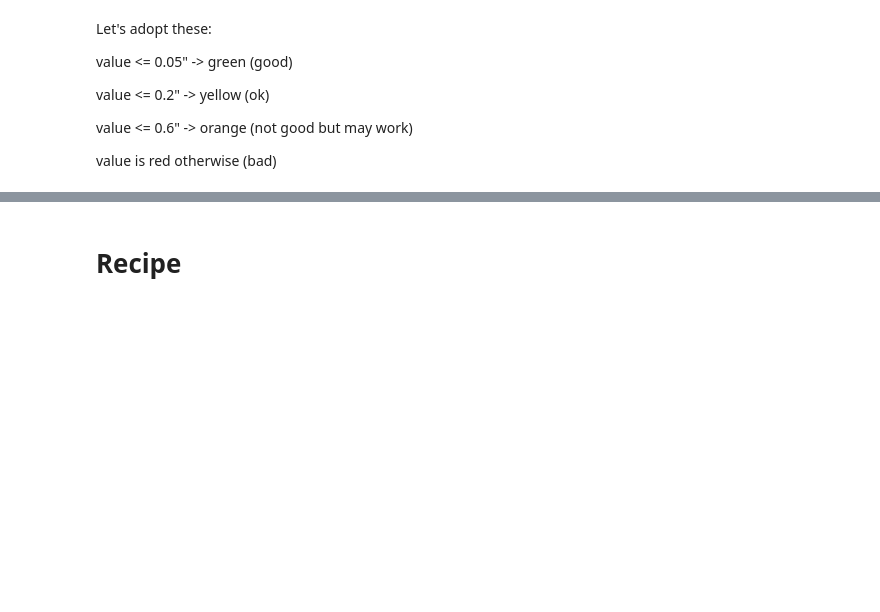
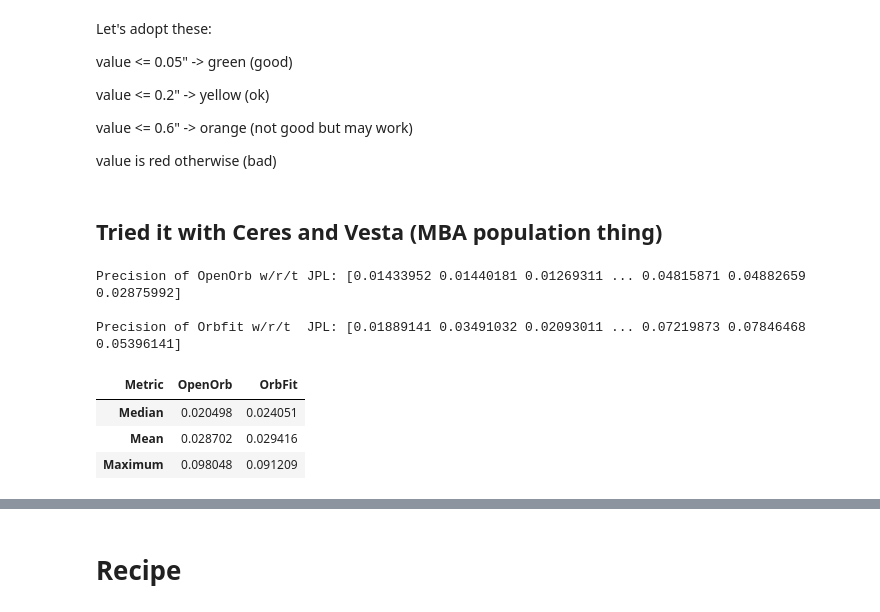
Before and after one commit to dirac-institute/iCompare, a Jupyter notebook: 2019OK.ipynb, the cells around one changed output, grey strips where cells are left out. Cells and saved outputs as stored; diff of their text form; code cells hidden in the pictures; blank space fills up the shorter version.

Commit message:
Test with more asteroids (different populations)

```diff
--- a/2019OK.ipynb
+++ b/2019OK.ipynb
@@ -347,3 +347,55 @@ value <= 0.2" -> yellow (ok)
 value <= 0.6" -> orange (not good but may work)
 
 value is red otherwise (bad)
+# %% [markdown]
+## Tried it with Ceres and Vesta (MBA population thing)
+# %%
+el_obj = Horizons(id='Ceres', location= '500@10',
+               epochs=element_time)
+el_jpl = el_obj.elements()
+ephem_obj = Horizons(id= 'Ceres', location= Gemini_S,
+           epochs={'start': start_time, 'stop':stop_time,
+                  'step':'1d'})
+ephem_jpl = ephem_obj.ephemerides()
+
+RA_jpl = ephem_jpl['RA']
+DEC_jpl = ephem_jpl['DEC']
+coord_jpl = np.array([RA_jpl, DEC_jpl]) * u.deg
+# %%
+coord_OpenOrb = get_ephem_OpenOrb(el_jpl)
+# %%
+df = pd.read_fwf('2019OK/1.eph', skiprows=4, header=None, colspecs=[(20,32),(35,37),(38,40),(41,47),(49,50),(50, 52),(53, 55), (56, 61)])
+
+df["RA"] = Angle((df[1], df[2], df[3]), unit = 'hourangle').degree
+df["DEC"] = Angle((df[5], df[6], df[7]), unit = u.deg)
+df.loc[df[4] == '-', "DEC"] *= -1
+
+RA_OrbFit = df["RA"]
+DEC_OrbFit = df["DEC"]
+coord_OrbFit = np.array([RA_OrbFit, DEC_OrbFit]) * u.deg
+# %%
+great_circle_diff1 = max_diff(coord_jpl, coord_OpenOrb)
+print("Precision of OpenOrb w/r/t JPL:", great_circle_diff1)
+
+print()
+great_circle_diff2 = max_diff(coord_jpl, coord_OrbFit)
+print("Precision of Orbfit w/r/t  JPL:", great_circle_diff2)
+
+median1, mean1, max1, statistics1 = chart_stats(great_circle_diff1)
+median2, mean2, max2, statistics2 = chart_stats(great_circle_diff2)
+
+total_stats = np.array([statistics1, statistics2]) * u.arcsec
+
+table = pd.DataFrame(data= total_stats.transpose(), columns=['OpenOrb', 'OrbFit'])
+table = table.rename(index={0: "Median", 1: "Mean", 2: "Maximum"})
+table = table.rename_axis("Metric", axis="columns")
+table = table.style.apply(color_map)
+table
+# %% [output]
+Precision of OpenOrb w/r/t JPL: [0.01433952 0.01440181 0.01269311 ... 0.04815871 0.04882659 0.02875992]
+
+Precision of Orbfit w/r/t  JPL: [0.01889141 0.03491032 0.02093011 ... 0.07219873 0.07846468 0.05396141]
+| Metric | OpenOrb | OrbFit |
+| Median | 0.020498 | 0.024051 |
+| Mean | 0.028702 | 0.029416 |
+| Maximum | 0.098048 | 0.091209 |
```
Also changed, not shown: parts of 15 cells of this notebook, 1 other file.
